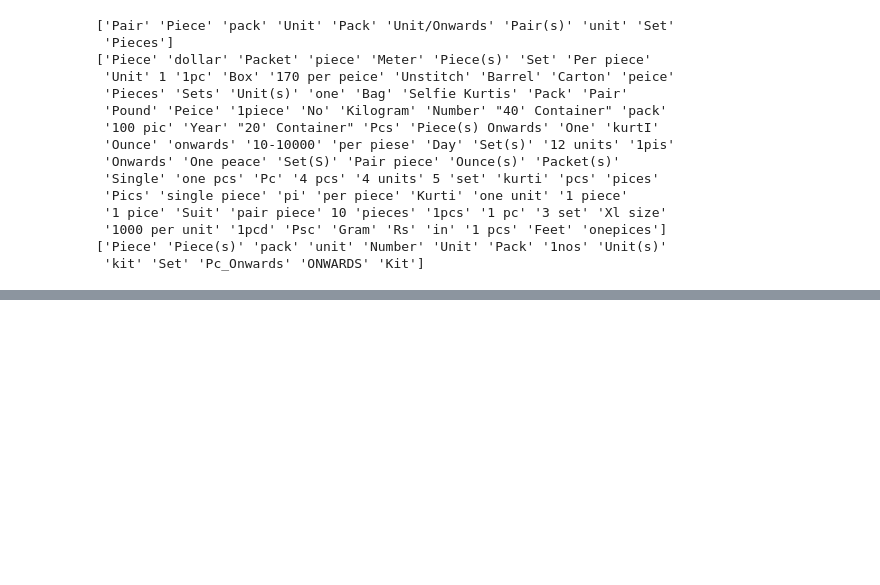
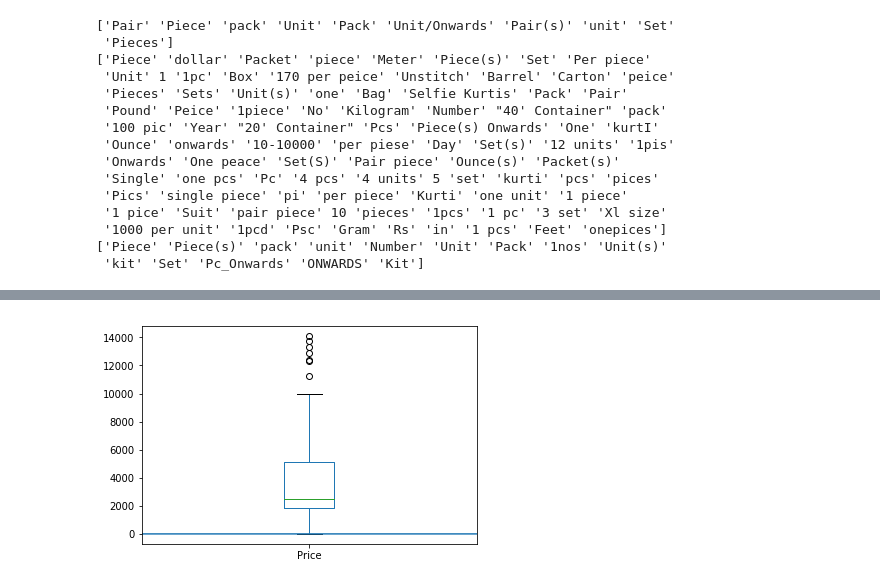
Before and after one commit to anirudh-chakravarthy/IndiaMART-Price-Prediction, a Jupyter notebook: IndiaMart.ipynb, the cells around one changed output, grey strips where cells are left out. Drawn from its saved outputs; the diff is of its cells as text; code cells hidden in the pictures; blank space fills up the shorter version.

```diff
--- a/IndiaMart.ipynb
+++ b/IndiaMart.ipynb
@@ -58,27 +64,20 @@ length = ['Meter', 'Feet']
 # %%
-# some useful functions
+def price_boxplot(df):
+    df.boxplot('Price')
 
-# check normality of price distribution
-def check_normal(df):
-    df[0].boxplot('Price')
-    return
-
-# remove outlier
-def outlier_removal(df):
-    # Plot of Z-scores
-    test = (df[0].Price - df[0].Price.mean()) / df[0].Price.std()
+def plot_z_score(df):
+    test = (df.Price - df.Price.mean()) / df.Price.std()
     (np.abs(test)).plot.line()
 
-    # Plot of modified Z-scores
-    MAD = np.median(np.abs(df[0].Price - df[0].Price.median())) # median absolute deviation
-    test = 0.6745*(df[0].Price - df[0].Price.median()) / df[0].Price.std()
+def plot_modified_z_score(df):
+    MAD = np.median(np.abs(df.Price - df.Price.median())) # median absolute deviation
+    test = 0.6745*(df.Price - df.Price.median()) / df.Price.std()
     (np.abs(test)).plot.line()
 
+def remove_outliers(df):
     # Remove outliers based on modified Z-scores
-    for idx, data in enumerate(df):
-        MAD = np.median(np.abs(data.Price - data.Price.median()))
-        test = 0.6745*(data.Price - data.Price.median()) / data.Price.std()
-    #     if idx == 3:
-    #         print(split_df[idx].tail)
-        df[idx] = df[(test <= 1.52) & (test >= -1.52)] # experimentally chosen value
-    return df
+    if df.empty:
+        return df
+    MAD = np.median(np.abs(df.Price - df.Price.median()))
+    test = 0.6745*(df.Price - df.Price.median()) / df.Price.std()
+    return df[(test <= 1.52) & (test >= -1.52)] # experimentally chosen value
@@ -99,6 +83,0 @@ for item in itemsList:
-# %%
-# -------------------------------
-# NOTE: NOT SURE HOW TO DO THIS!!
-# -------------------------------
-for idx in range(len(split_df)):
-    split_df[idx] = split_df[idx].assign(Index = np.asarray(list(range(0, len(split_df[idx])))))
@@ -108,0 +84,8 @@ for item in itemsList:
+# %%
+for key in split_data:
+    for idx in range(len(split_data[key])):
+        split_data[key][idx] = remove_outliers(split_data[key][idx])
+# %%
+price_boxplot(split_data['Impact Drill'][1])
+# %% [output]
+[figure, added]
```
Also changed, not shown: parts of 11 cells of this notebook.
